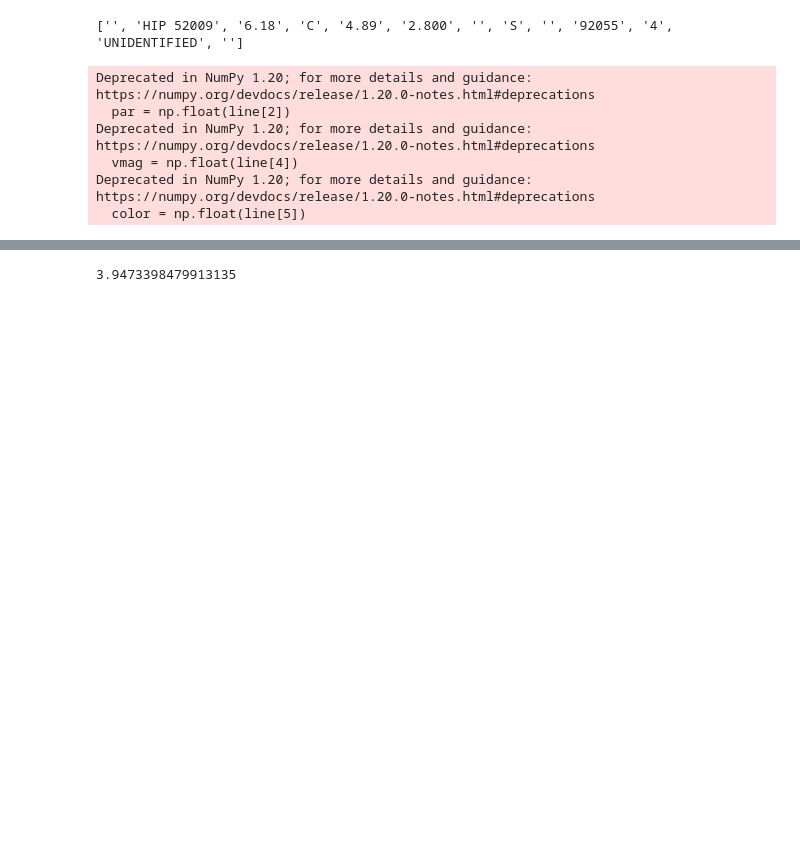
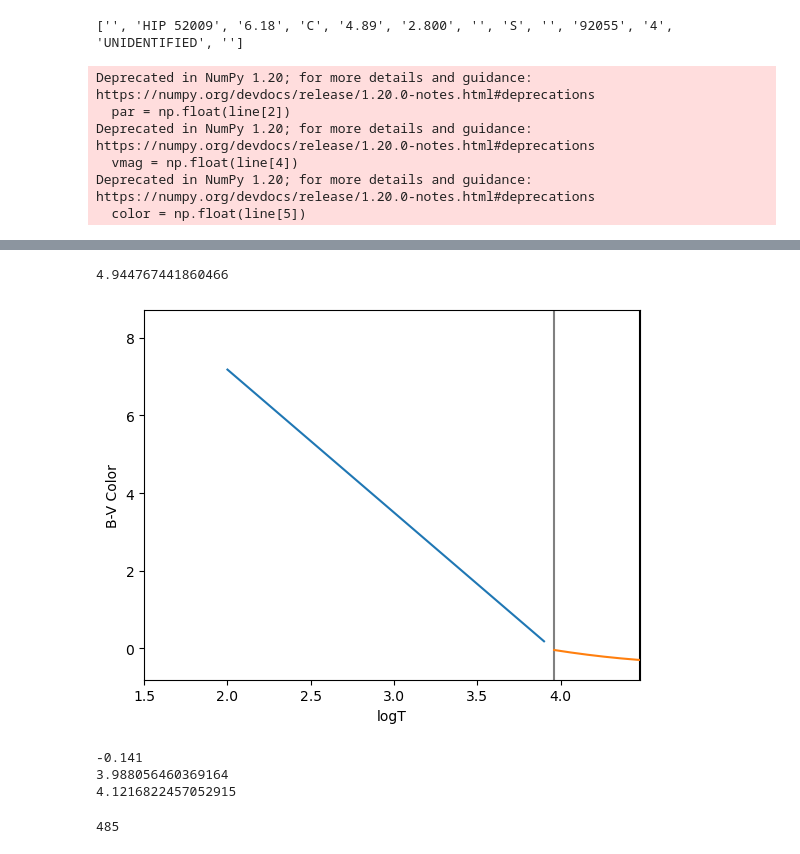
Before and after one commit to qingru-hu/Stars-and-Planets, a Jupyter notebook: ps1/code/color_mag_diag.ipynb, the cells around one changed output, grey strips where cells are left out. Cells and saved outputs as stored; diff of their text form; code cells hidden in the pictures; blank space fills up the shorter version.

```diff
--- a/ps1/code/color_mag_diag.ipynb
+++ b/ps1/code/color_mag_diag.ipynb
@@ -101,9 +97,39 @@ plt.show()
+# %%
+# color =1
+a = 0.344
+b = -3.402
+c = 8.037
+x1 = np.arange(2, 3.97, 0.1)
+x2 = np.arange(3.961, 10, 0.1)
+plt.axvline(-b/(2*a), c='k')
+plt.axvline(4.477, c='k')
+plt.axvline(3.961, c='grey')
+plt.plot(x1, -3.684*x1+14.551)
+plt.plot(x2, a*x2**2+b*x2+c)
+plt.ylabel('B-V Color')
+plt.xlabel('logT')
+plt.xlim(1.5, 4.477)
+print(-b/(2*a))
+# %% [output]
+4.944767441860466
+[figure, added]
 # %%
-color = colors[0]
+color = colors[90]
+print(color)
 logT = (color - 14.551) / (-3.684)
+print(logT)
 if logT>3.961:
-    sol1 = (-b-cmath.sqrt(d))/(2*a)
-    sol2 = (-b+cmath.sqrt(d))/(2*a)
-logT
+    a = 0.344
+    b = -3.402
+    c = 8.037 - color
+    delta = b**2 - 4*a*c
+    logT = (-b-np.sqrt(delta))/(2*a)
+    # sol1 = (-b-np.sqrt(d))/(2*a)
+    # sol2 = (-b+np.sqrt(d))/(2*a)
+    # print(sol1)
+    # print(sol2)
+    print(logT)
 # %% [output]
-3.9473398479913135
+-0.141
+3.988056460369164
+4.1216822457052915
@@ -109,0 +156,4 @@ logT
+# %%
+np.argmin(Mbols)
+# %% [output]
+485
```
Also changed, not shown: parts of 8 cells of this notebook, 16 other files.
